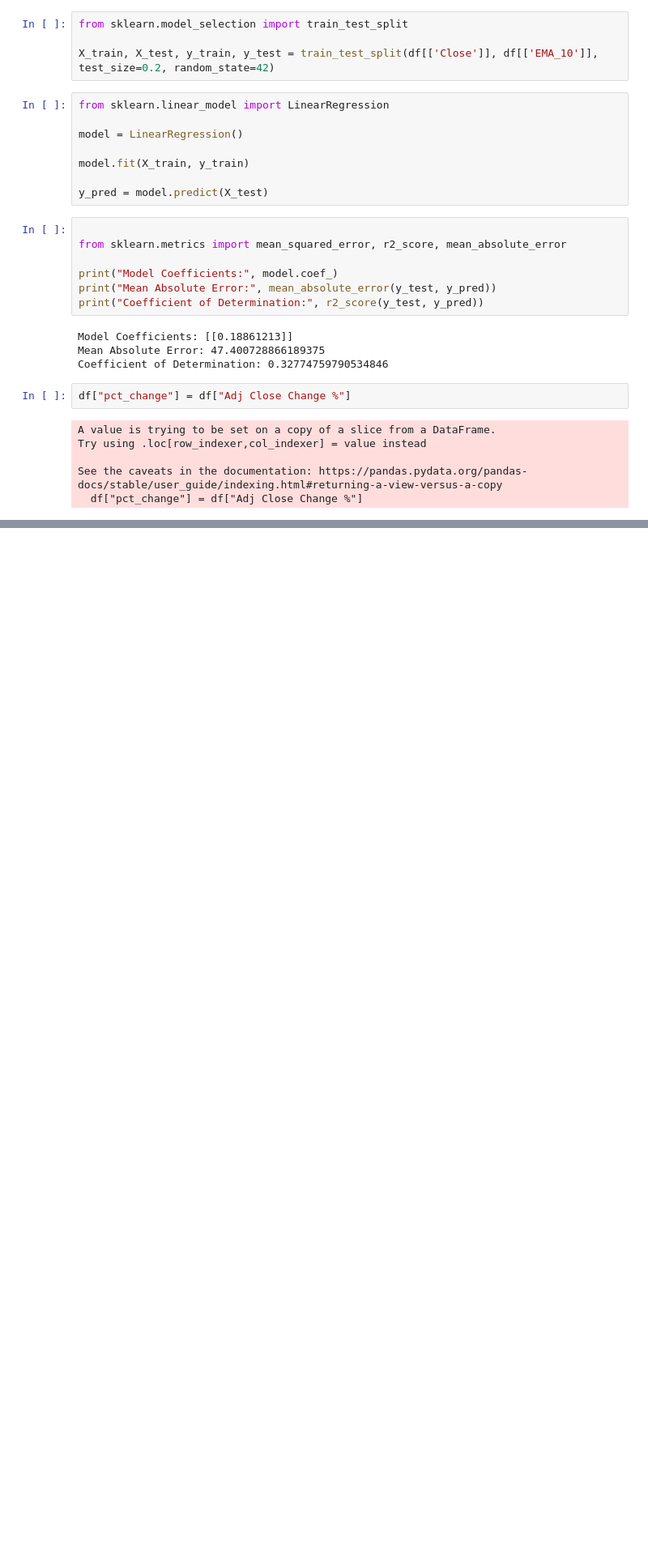
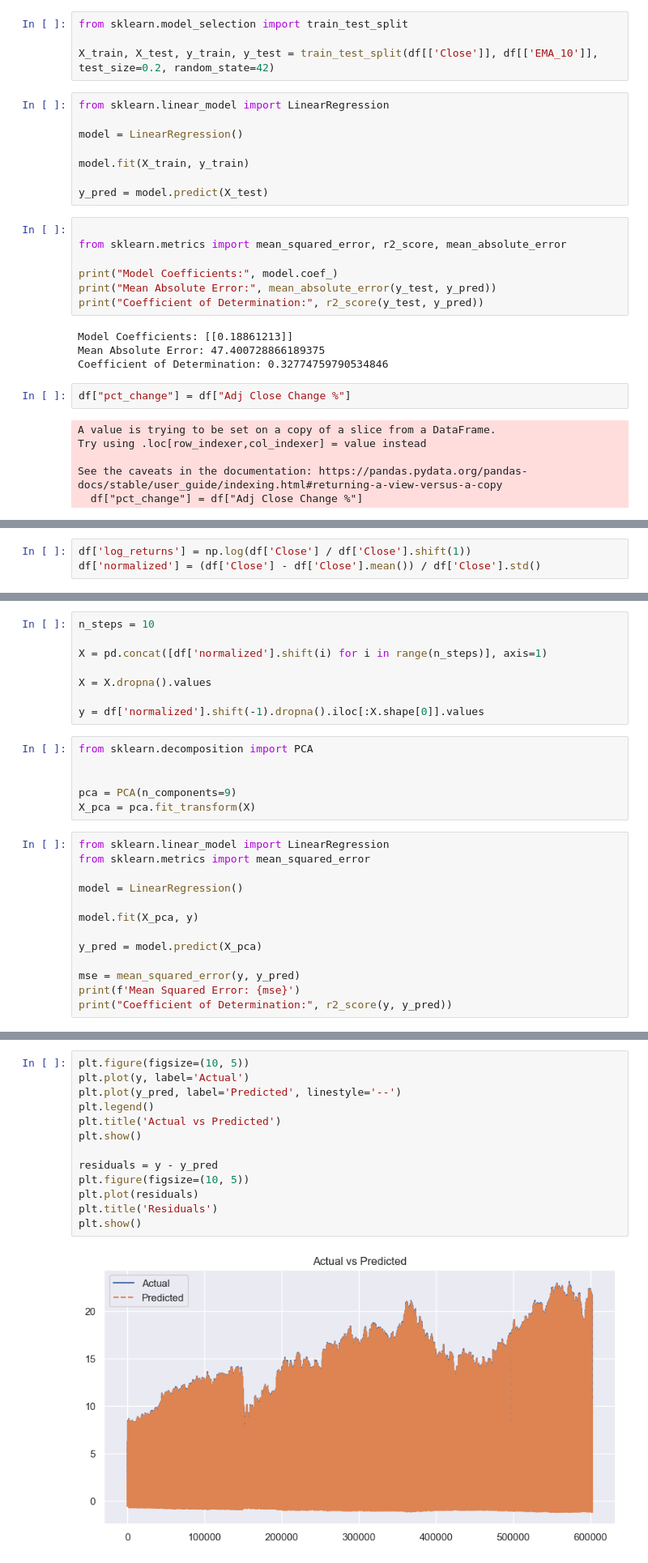
Before and after one commit to the-madhankumar/Stocks2, a Jupyter notebook: main.ipynb, the cells around one changed output, grey strips where cells are left out. Shown: that part at 81% size. Cells and saved outputs as stored; diff of their text form; blank space fills up the shorter version.

```diff
--- a/main.ipynb
+++ b/main.ipynb
@@ -187,0 +192,3 @@ See the caveats in the documentation: https://pandas.pydata.org/pandas-docs/stab
+# %%
+df['log_returns'] = np.log(df['Close'] / df['Close'].shift(1))
+df['normalized'] = (df['Close'] - df['Close'].mean()) / df['Close'].std()
@@ -187,0 +206,27 @@ See the caveats in the documentation: https://pandas.pydata.org/pandas-docs/stab
+# %%
+n_steps = 10
+
+X = pd.concat([df['normalized'].shift(i) for i in range(n_steps)], axis=1)
+
+X = X.dropna().values
+
+y = df['normalized'].shift(-1).dropna().iloc[:X.shape[0]].values
+# %%
+from sklearn.decomposition import PCA
+
+
+pca = PCA(n_components=9)
+X_pca = pca.fit_transform(X)
+# %%
+from sklearn.linear_model import LinearRegression
+from sklearn.metrics import mean_squared_error
+
+model = LinearRegression()
+
+model.fit(X_pca, y)
+
+y_pred = model.predict(X_pca)
+
+mse = mean_squared_error(y, y_pred)
+print(f'Mean Squared Error: {mse}')
+print("Coefficient of Determination:", r2_score(y, y_pred))
@@ -187,0 +236,15 @@ See the caveats in the documentation: https://pandas.pydata.org/pandas-docs/stab
+# %%
+plt.figure(figsize=(10, 5))
+plt.plot(y, label='Actual')
+plt.plot(y_pred, label='Predicted', linestyle='--')
+plt.legend()
+plt.title('Actual vs Predicted')
+plt.show()
+
+residuals = y - y_pred
+plt.figure(figsize=(10, 5))
+plt.plot(residuals)
+plt.title('Residuals')
+plt.show()
+# %% [output]
+[figure, added]
```
Also changed, not shown: parts of 4 cells of this notebook.
